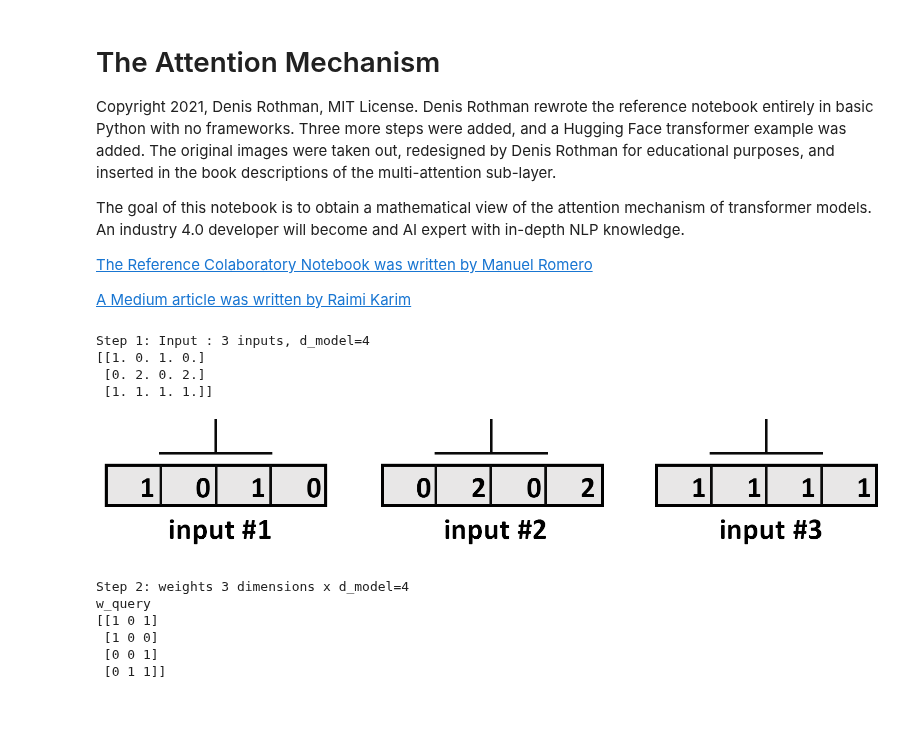
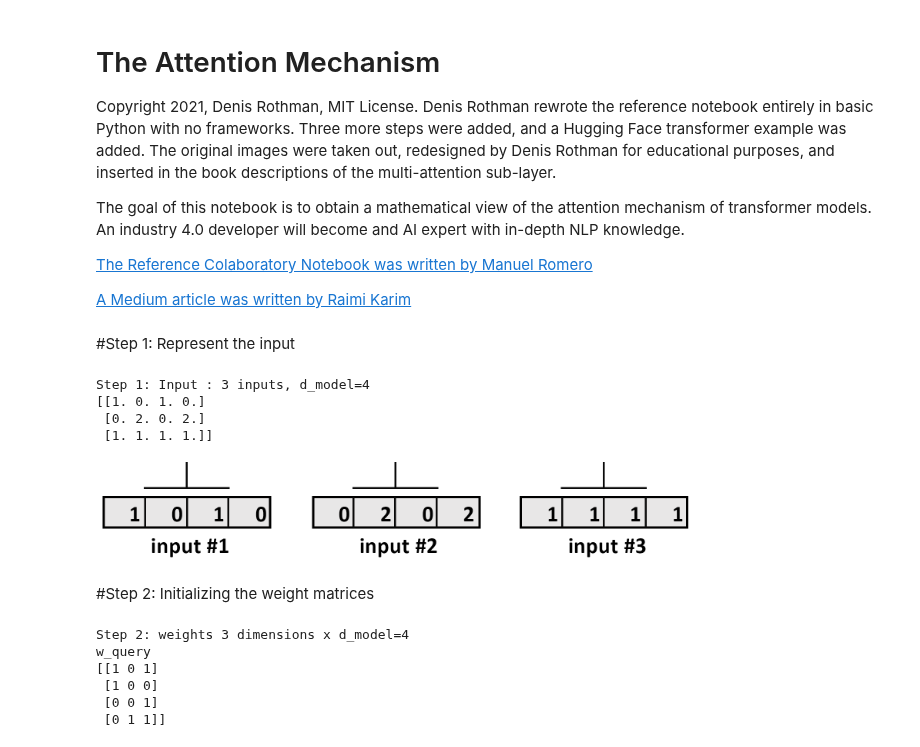
Before and after one commit to Denis2054/Transformers-for-NLP-2nd-Edition, a Jupyter notebook: Chapter02/Multi_Head_Attention_Sub_Layer.ipynb, the cells around one changed output. Drawn from its saved outputs; the diff is of its cells as text; code cells hidden in the pictures; blank space fills up the shorter version.

```diff
--- a/Chapter02/Multi_Head_Attention_Sub_Layer.ipynb
+++ b/Chapter02/Multi_Head_Attention_Sub_Layer.ipynb
@@ -7,3 +7,5 @@ The goal of this notebook is to obtain a mathematical view of the attention mech
 [The Reference Colaboratory Notebook was written by Manuel Romero](https://colab.research.google.com/drive/1rPk3ohrmVclqhH7uQ7qys4oznDdAhpzF)
 
 [A Medium article was written by Raimi Karim](https://towardsdatascience.com/illustrated-self-attention-2d627e33b20a)
+# %% [markdown]
+#Step 1: Represent the input
@@ -21,8 +25,12 @@ Step 1: Input : 3 inputs, d_model=4
 [[1. 0. 1. 0.]
  [0. 2. 0. 2.]
  [1. 1. 1. 1.]]
-# %% [markdown]
-![B17948_02_11.png](embedded-picture-1)
+# %%
+Image('https://github.com/Denis2054/Transformers-for-NLP-2nd-Edition/raw/main/Notebook%20images/02/B17948_02_11.png', width=600) #This is used for rendering images in the notebook
+# %% [output]
+[figure, added]
+# %% [markdown]
+#Step 2: Initializing the weight matrices
 # %%
 print("Step 2: weights 3 dimensions x d_model=4")
 print("w_query")
```
Also changed, not shown: parts of 25 cells of this notebook, 1 other file.
